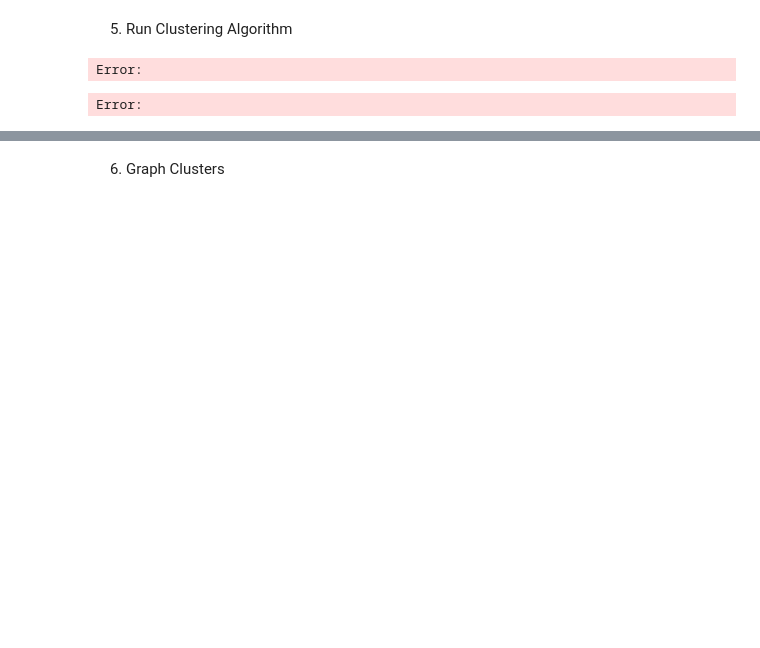
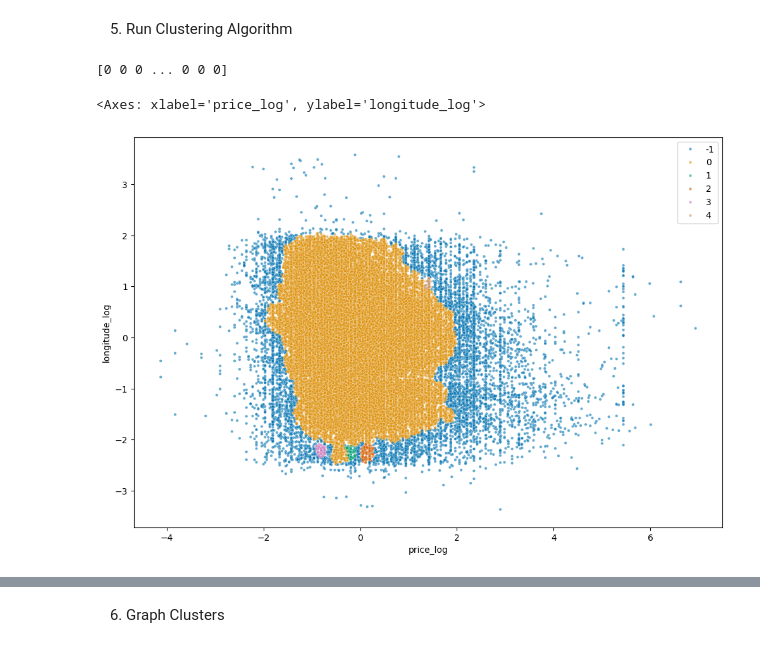
Before and after one commit to heinrichhegenbarth/KAN-CDSCO2004U_Machine_Learning_and_Deep_Learning, a Jupyter notebook: Assignment_1/assignment.ipynb, the cells around one changed output, grey strips where cells are left out. Drawn from its saved outputs; the diff is of its cells as text; code cells hidden in the pictures; blank space fills up the shorter version.

```diff
--- a/Assignment_1/assignment.ipynb
+++ b/Assignment_1/assignment.ipynb
@@ -251,23 +262,28 @@ def use_dbscan(X, eps, min_samples):
 # %%
 # Log transform price
 df_listings_num["price_log"] = np.log(df_listings_num['price'])
-
-X_lon = df_listings_num[['price_log','longitude']]
-X_lat = df_listings_num[['price_log','latitude']]
-X_ava = df_listings_num[['price_log','availability_365']]
+df_listings_num["longitude_log"] =np.log(df_listings_num['longitude'])
+df_listings_num["price_norm"] = z_score_normalize(df_listings_num["price_log"] )
+df_listings_num["longitude_norm"] =  z_score_normalize(df_listings_num["longitude_log"] )
+df_listings_num["latitude_log"] = np.log(df_listings_num['latitude'])
+#df_listings_num["availability_365_log"] = np.log(df_listings_num['availability_365'])
 
 
+X_lon = df_listings_num[['price_norm','longitude_norm']]
+#X_lat = df_listings_num[['price_log','latitude_log']]
+#X_ava = df_listings_num[['price_log','availability_365']]
 
 
 # Use DBSCAN to cluster data
-labels_lon = use_dbscan(X_lon, 5, 150)
-labels_lat = use_dbscan(X_lat, 0.5, 5)
-labels_ava = use_dbscan(X_ava, 0.5, 5)
+labels_lon = use_dbscan(X_lon, 0.1, 50)
+#labels_lat = use_dbscan(X_lat, 0.01, 50)
+#labels_ava = use_dbscan(X_ava, 0.01, 50)
 
 # Plot clusters
 
 plt.figure(figsize=(12, 8))
-sns.scatterplot(x='price_log', y='longitude', data=X_lon, hue=labels_lon, palette='colorblind', alpha=0.6, s=10)
+sns.scatterplot(x='price_log', y='longitude_log', data=X_lon, hue=labels_lon, palette='colorblind', alpha=0.6, s=10)
 # %% [output]
-Error:
+[0 0 0 ... 0 0 0]
-Error:
+<Axes: xlabel='price_log', ylabel='longitude_log'>
+[figure, added]
```
Also changed, not shown: parts of 3 cells of this notebook.
